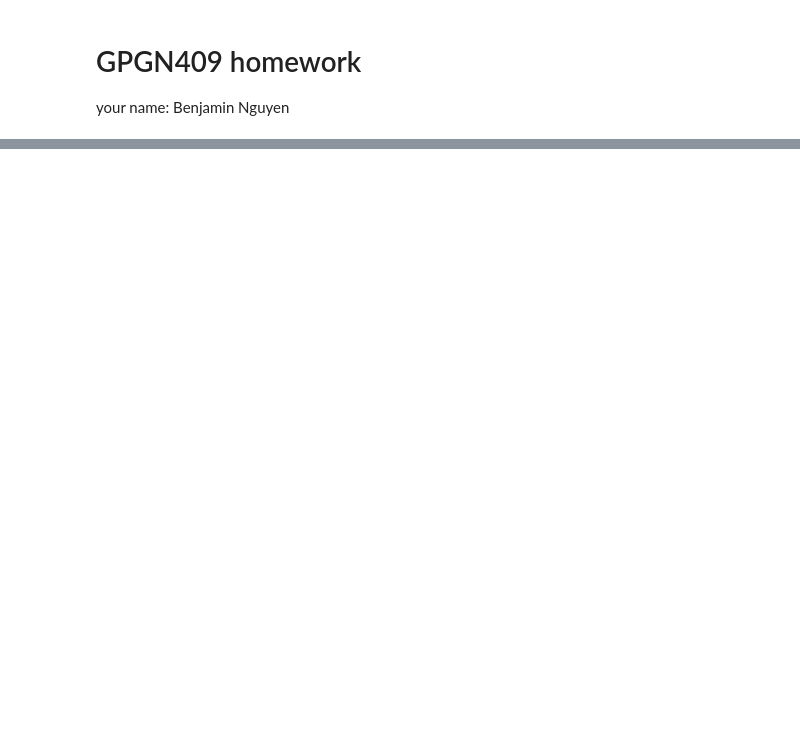
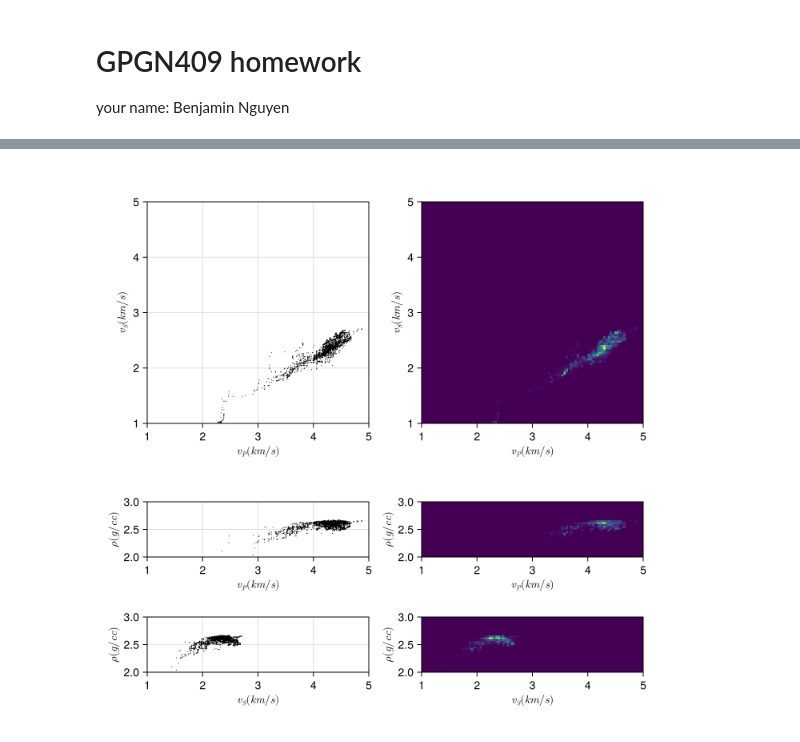
Before and after one commit to x-repos/mines, a Jupyter notebook: inversion-GPGN509/hw5/hw5 copy.ipynb, the cells around one changed output, grey strips where cells are left out. Cells and saved outputs as stored; diff of their text form; code cells hidden in the pictures; blank space fills up the shorter version.

```diff
--- a/inversion-GPGN509/hw5/hw5 copy.ipynb
+++ b/inversion-GPGN509/hw5/hw5 copy.ipynb
@@ -134,0 +12,6 @@ import Pkg; Pkg.add("GeometryBasics")
+# %%
+CairoMakie.activate!()
+df = CSV.read("bhB.csv", DataFrame; delim=',', ignorerepeated=true);
+vp = df[:, 1] ./1000
+vs = df[:, 2] ./1000
+rho = df[:, 3];
@@ -134,0 +101,37 @@ import Pkg; Pkg.add("GeometryBasics")
+# %%
+# Call the function with keyword arguments
+vpvs_x_bin_edges, vpvs_y_bin_edges, vpvs_bin_counts = hist_2d(x_data=vp, y_data=vs,
+                                                              x_num_bins=100, y_num_bins=100,
+                                                              first_value_x=1.0, end_value_x=5.0,
+                                                              first_value_y=1.0, end_value_y=5.0)
+
+vprho_x_bin_edges, vprho_y_bin_edges, vprho_bin_counts = hist_2d(x_data=vp, y_data=rho,
+                                                              x_num_bins=100, y_num_bins=50,
+                                                              first_value_x=1.0, end_value_x=5.0,
+                                                              first_value_y=2.0, end_value_y=3.0)
+
+vsrho_x_bin_edges, vsrho_y_bin_edges, vsrho_bin_counts = hist_2d(x_data=vs, y_data=rho,
+                                                              x_num_bins=100, y_num_bins=50,
+                                                              first_value_x=1.0, end_value_x=5.0,
+                                                              first_value_y=2.0, end_value_y=3.0);
+# %%
+f = Figure(size=(700, 700))
+
+ax1 = Axis(f[1, 1], xlabel=L"v_P (km/s)", ylabel=L"v_S (km/s)", aspect = DataAspect(), limits = (1, 5, 1, 5))
+ax2 = Axis(f[2, 1], xlabel=L"v_P (km/s)", ylabel=L"\rho (g/cc)", aspect = DataAspect(), limits = (1, 5, 2, 3))
+ax3 = Axis(f[3, 1], xlabel=L"v_S (km/s)", ylabel=L"\rho (g/cc)", aspect = DataAspect(), limits = (1, 5, 2, 3))
+
+ax4 = Axis(f[1, 2], xlabel=L"v_P (km/s)", ylabel=L"v_S (km/s)", aspect = DataAspect(), limits = (1, 5, 1, 5))
+ax5 = Axis(f[2, 2], xlabel=L"v_P (km/s)", ylabel=L"\rho (g/cc)", aspect = DataAspect(), limits = (1, 5, 2, 3))
+ax6 = Axis(f[3, 2], xlabel=L"v_S (km/s)", ylabel=L"\rho (g/cc)", aspect = DataAspect(), limits = (1, 5, 2, 3))
+
+scatter!(ax1, vp, vs, markersize=1.5, color=:black)
+scatter!(ax2, vp, rho, markersize=1.5, color=:black)
+scatter!(ax3, vs, rho, markersize=1.5, color=:black)
+heatmap!(ax4, vpvs_x_bin_edges, vpvs_y_bin_edges, vpvs_bin_counts)
+heatmap!(ax5, vprho_x_bin_edges, vprho_y_bin_edges, vprho_bin_counts)
+heatmap!(ax6, vsrho_x_bin_edges, vsrho_y_bin_edges, vsrho_bin_counts)
+
+rowsize!(f.layout, 1, Relative(2/3)); f
+# %% [output]
+[figure, added]
```
Also changed, not shown: parts of 16 cells of this notebook, 3 other files.
